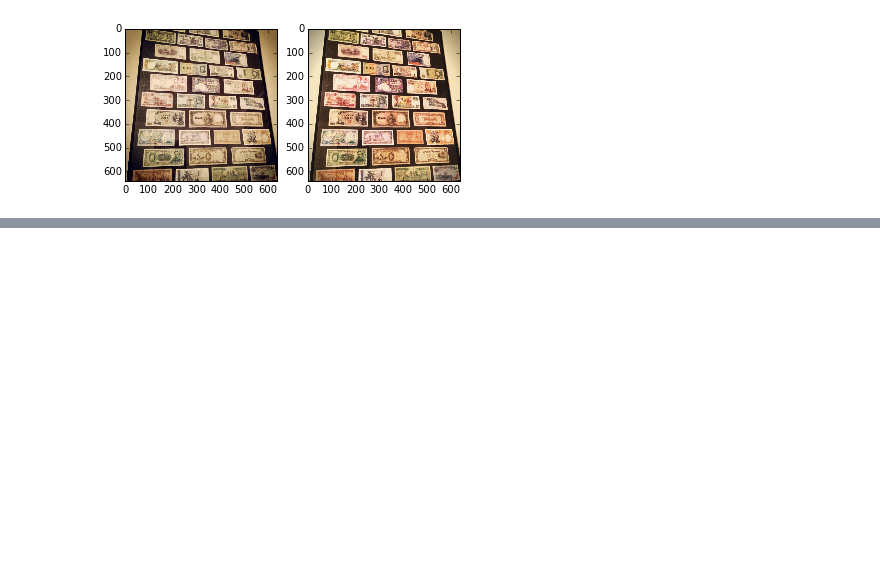
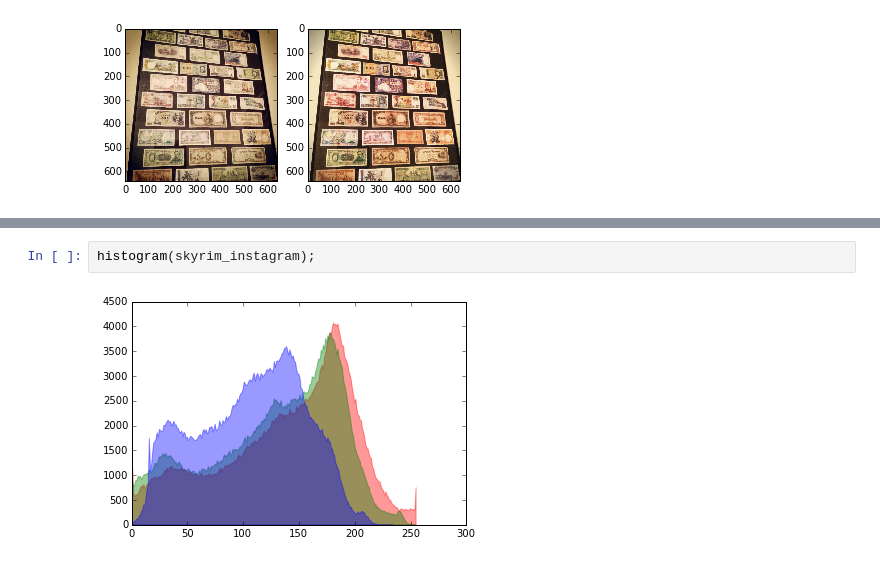
Before and after one commit to alexjohnson505/image-filter, a Jupyter notebook: image-filter.ipynb, the cells around one changed output, grey strips where cells are left out. Drawn from its saved outputs; the diff is of its cells as text; blank space fills up the shorter version.

```diff
--- a/image-filter.ipynb
+++ b/image-filter.ipynb
@@ -262,3 +272,7 @@ compare(skyrim_instagram, filter(skyrim));
 # %% [output]
 [figure]
 [figure]
+# %%
+histogram(skyrim_instagram);
+# %% [output]
+[figure, added]
```
Also changed, not shown: parts of 9 cells of this notebook.
